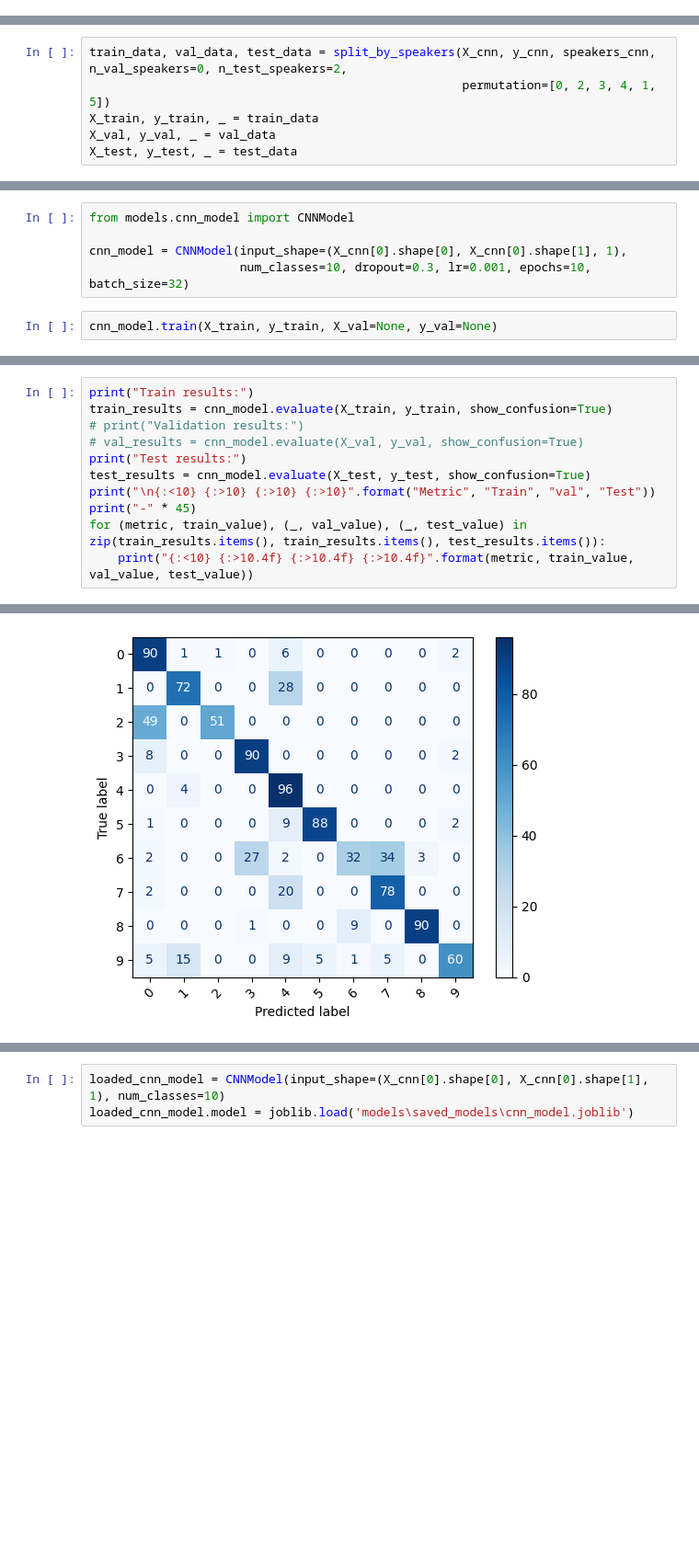
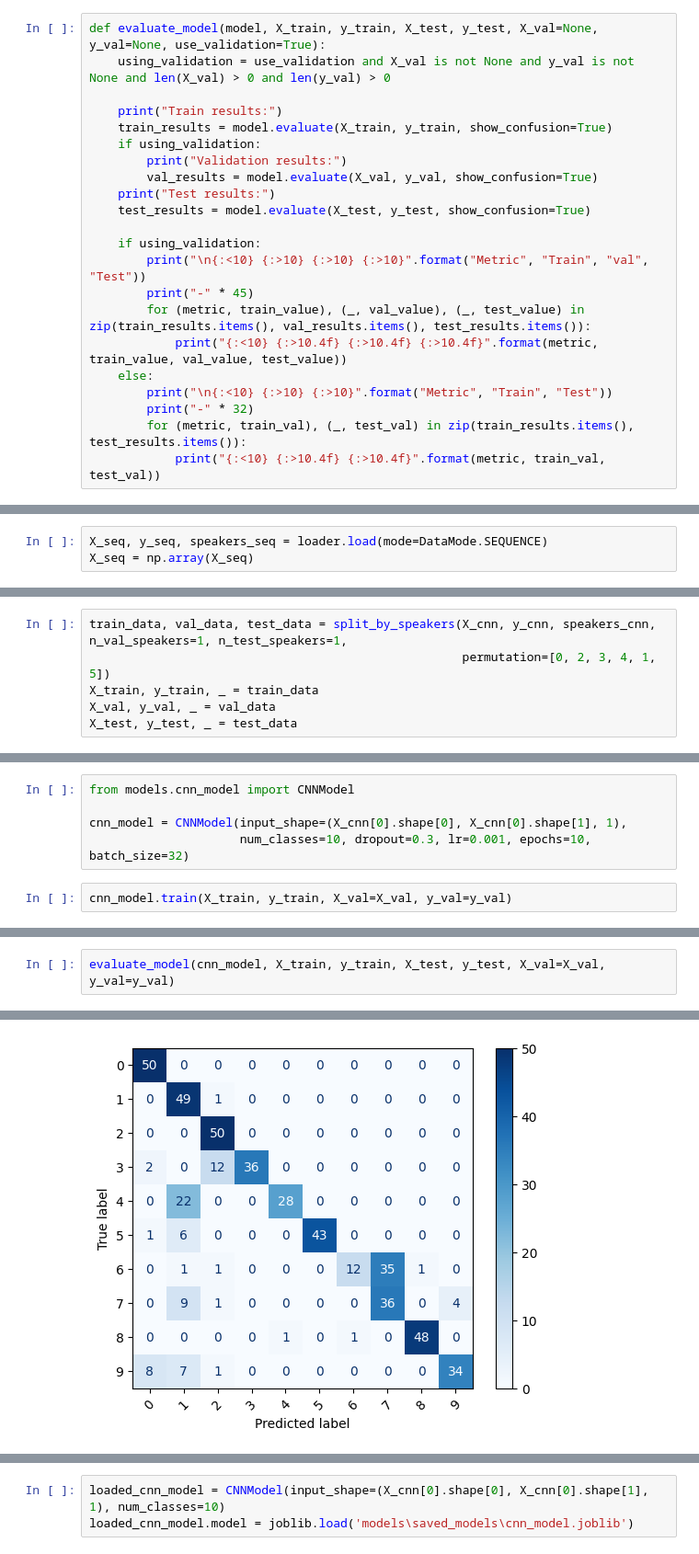
Before and after one commit to AdiPassover/Machine-Learning-Final-Assignment, a Jupyter notebook: project.ipynb, the cells around one changed output, grey strips where cells are left out. Shown at 92% size. Drawn from its saved outputs; the diff is of its cells as text; blank space fills up the shorter version.

```diff
--- a/project.ipynb
+++ b/project.ipynb
@@ -33,6 +37,28 @@ def split_by_speakers(X, y, speakers, n_val_speakers=0, n_test_speakers=2, rando
     return ((X[train_mask], y[train_mask], speakers[train_mask]),
             (X[~train_mask & ~test_mask], y[~train_mask & ~test_mask], speakers[~train_mask & ~test_mask]),
             (X[test_mask], y[test_mask], speakers[test_mask]))
+# %%
+def evaluate_model(model, X_train, y_train, X_test, y_test, X_val=None, y_val=None, use_validation=True):
+    using_validation = use_validation and X_val is not None and y_val is not None and len(X_val) > 0 and len(y_val) > 0
+
+    print("Train results:")
+    train_results = model.evaluate(X_train, y_train, show_confusion=True)
+    if using_validation:
+        print("Validation results:")
+        val_results = model.evaluate(X_val, y_val, show_confusion=True)
+    print("Test results:")
+    test_results = model.evaluate(X_test, y_test, show_confusion=True)
+
+    if using_validation:
+        print("\n{:<10} {:>10} {:>10} {:>10}".format("Metric", "Train", "val", "Test"))
+        print("-" * 45)
+        for (metric, train_value), (_, val_value), (_, test_value) in zip(train_results.items(), val_results.items(), test_results.items()):
+            print("{:<10} {:>10.4f} {:>10.4f} {:>10.4f}".format(metric, train_value, val_value, test_value))
+    else:
+        print("\n{:<10} {:>10} {:>10}".format("Metric", "Train", "Test"))
+        print("-" * 32)
+        for (metric, train_val), (_, test_val) in zip(train_results.items(), test_results.items()):
+            print("{:<10} {:>10.4f} {:>10.4f}".format(metric, train_val, test_val))
 # %% [markdown]
 ## Classical Models On Aggregate Data With Familiar Speakers vs New Speakers
 # %%
@@ -205 +232,4 @@ f1             1.0000     0.6520
+# %%
+X_seq, y_seq, speakers_seq = loader.load(mode=DataMode.SEQUENCE)
+X_seq = np.array(X_seq)
 # %%
@@ -227,7 +305,7 @@ cnn_data = loader.load(mode=DataMode.CNN)
 X_cnn, y_cnn, speakers_cnn = cnn_data
 X_cnn = np.array(X_cnn)
 # %%
-train_data, val_data, test_data = split_by_speakers(X_cnn, y_cnn, speakers_cnn, n_val_speakers=0, n_test_speakers=2,
+train_data, val_data, test_data = split_by_speakers(X_cnn, y_cnn, speakers_cnn, n_val_speakers=1, n_test_speakers=1,
                                                     permutation=[0, 2, 3, 4, 1, 5])
 X_train, y_train, _ = train_data
 X_val, y_val, _ = val_data
@@ -240,6 +320,6 @@ from models.cnn_model import CNNModel
 cnn_model = CNNModel(input_shape=(X_cnn[0].shape[0], X_cnn[0].shape[1], 1),
                      num_classes=10, dropout=0.3, lr=0.001, epochs=10, batch_size=32)
 # %%
-cnn_model.train(X_train, y_train, X_val=None, y_val=None)
+cnn_model.train(X_train, y_train, X_val=X_val, y_val=y_val)
 # %% [output]
 Epoch 1/10
@@ -265,13 +337,4 @@ Epoch 10/10
 # %%
-print("Train results:")
-train_results = cnn_model.evaluate(X_train, y_train, show_confusion=True)
-# print("Validation results:")
-# val_results = cnn_model.evaluate(X_val, y_val, show_confusion=True)
-print("Test results:")
-test_results = cnn_model.evaluate(X_test, y_test, show_confusion=True)
-print("\n{:<10} {:>10} {:>10} {:>10}".format("Metric", "Train", "val", "Test"))
-print("-" * 45)
-for (metric, train_value), (_, val_value), (_, test_value) in zip(train_results.items(), train_results.items(), test_results.items()):
-    print("{:<10} {:>10.4f} {:>10.4f} {:>10.4f}".format(metric, train_value, val_value, test_value))
+evaluate_model(cnn_model, X_train, y_train, X_test, y_test, X_val=X_val, y_val=y_val)
 # %% [output]
 Train results:
@@ -280 +343 @@ Test results:
-[figure, old version]
+[figure, new version]
```
Also changed, not shown: parts of 19 cells of this notebook, 3 other files.
